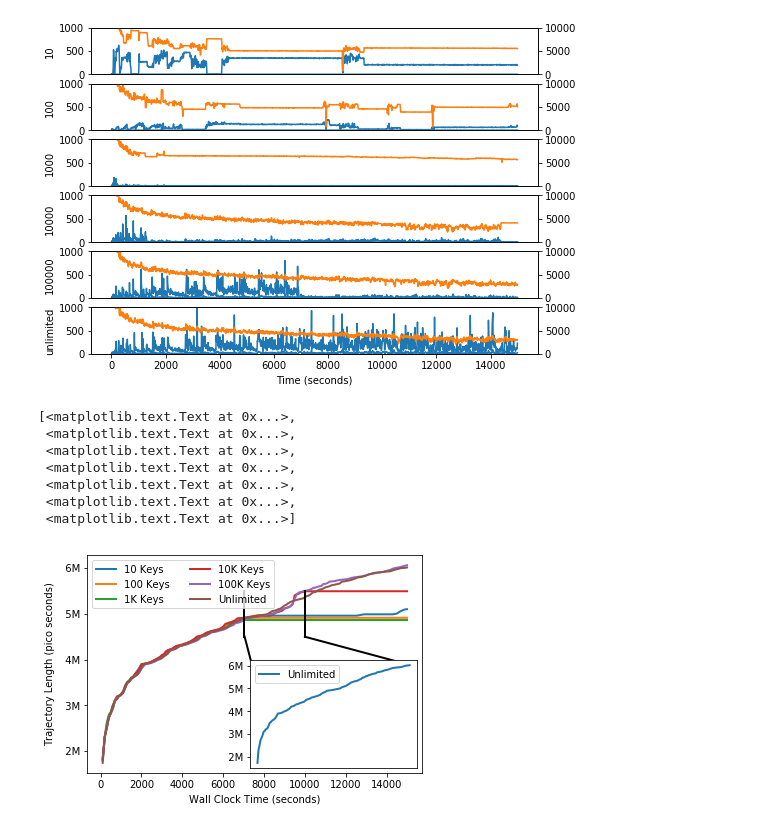
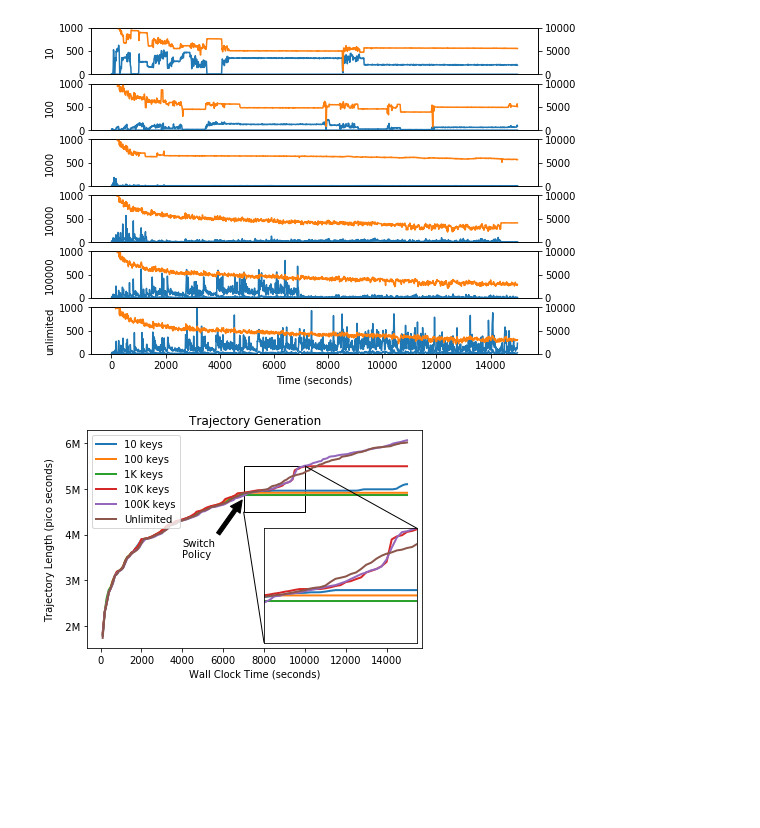
Before and after one commit to michaelsevilla/parsplice-popper, a Jupyter notebook: viz/viz-paper.ipynb, the cells around one changed output. Cells and saved outputs as stored; diff of their text form; code cells hidden in the pictures; blank space fills up the shorter version.

Commit message:
paper: fix image inset for trajectory duration
Signed-off-by: Michael Sevilla <mikesevilla3@gmail.com>

```diff
--- a/viz/viz-paper.ipynb
+++ b/viz/viz-paper.ipynb
@@ -589,51 +589,57 @@ ax[len(ax)-1].set_ylim(0, 1000)
 # %%
 from mpl_toolkits.axes_grid1.inset_locator import zoomed_inset_axes
 from mpl_toolkits.axes_grid1.inset_locator import mark_inset
 
 def plot_keyspace(ax, op, results, rank="1", label=""):
     fname = ""
     untar(results + "/out/perf.tar.gz")
     shutil.move("perf/perf." + rank, "tmp/perf." + rank)
     fname = "tmp/perf." + rank
     df = pd.read_csv(fname, names=['ts', 'op', 'count'])
 
     df = df[df['op'] == op]
     shift = np.min(df['ts']) * np.ones(len(df['ts']))
 
     df['cs'] = df['count'].astype(float) - df['count'].shift(1).astype(float)
     ax.plot(df['ts'].astype(float) - shift, df['cs'].astype(float), label=label)
     ax.set_xlabel("Time (seconds)")
 
 fig, ax = plt.subplots(1, 1)
-plot_times(ax, "10 Keys", d+"nano-sepminima/scale-cachedecrease-all/scale-cachedecrease-8n-10-72366")
-plot_times(ax, "100 Keys", d+"nano-sepminima/scale-cachedecrease-all/scale-cachedecrease-8n-100-72361")
-plot_times(ax, "1K Keys", d+"nano-sepminima/scale-cachedecrease-all/scale-cachedecrease-8n-1000-72378")
-plot_times(ax, "10K Keys", d+"nano-sepminima/scale-cachedecrease-all/scale-cachedecrease-8n-10000-72374")
-plot_times(ax, "100K Keys", d+"nano-sepminima/scale-cachedecrease-all/scale-cachedecrease-8n-100000-72380")
+plot_times(ax, "10 keys", d+"nano-sepminima/scale-cachedecrease-all/scale-cachedecrease-8n-10-72366")
+plot_times(ax, "100 keys", d+"nano-sepminima/scale-cachedecrease-all/scale-cachedecrease-8n-100-72361")
+plot_times(ax, "1K keys", d+"nano-sepminima/scale-cachedecrease-all/scale-cachedecrease-8n-1000-72378")
+plot_times(ax, "10K keys", d+"nano-sepminima/scale-cachedecrease-all/scale-cachedecrease-8n-10000-72374")
+plot_times(ax, "100K keys", d+"nano-sepminima/scale-cachedecrease-all/scale-cachedecrease-8n-100000-72380")
 plot_times(ax, "Unlimited", d+"nano-sepminima/scale-reproducibility/scale-cachelimit-8n-unlimited-71994")
-ax.legend(ncol=2, loc='upper left')
+ax.legend(ncol=1, loc='upper left')
 
-plt.plot([7000, 7000],   [5.5*1000*1000, 4.5*1000*1000], 'k-', lw=2)
-plt.plot([10000, 10000], [5.5*1000*1000, 4.5*1000*1000], 'k-', lw=2)
-plt.plot([7050, 7400],   [4.5*1000*1000, 3.9*1000*1000], 'k-', lw=2)
-plt.plot([10000, 15000], [4.5*1000*1000, 3.9*1000*1000], 'k-', lw=2)
+#plt.plot([7000, 7000],   [5.5*1000*1000, 4.5*1000*1000], 'k-', lw=2)
+#plt.plot([10000, 10000], [5.5*1000*1000, 4.5*1000*1000], 'k-', lw=2)
+#plt.plot([7050, 7400],   [4.5*1000*1000, 3.9*1000*1000], 'k-', lw=2)
+#plt.plot([10000, 15000], [4.5*1000*1000, 3.9*1000*1000], 'k-', lw=2)
 
-inset_axes = zoomed_inset_axes(ax,0.5,loc=4)
-plot_times(inset_axes, "Unlimited", d+"nano-sepminima/scale-reproducibility/scale-cachelimit-8n-unlimited-71994")
-inset_axes.set_ylabel("")
-inset_axes.set_xlabel("")
-#inset_axes.set_ylim(7000, 10000)
-inset_axes.set_xticks([])
-inset_axes.set_yticklabels(['{:3.0f}M'.format(yval/(1000*1000)) for yval in ax.get_yticks()])
+axins = zoomed_inset_axes(ax,2.5,loc=4)
+plot_times(axins, "10 Keys", d+"nano-sepminima/scale-cachedecrease-all/scale-cachedecrease-8n-10-72366")
+plot_times(axins, "100 Keys", d+"nano-sepminima/scale-cachedecrease-all/scale-cachedecrease-8n-100-72361")
+plot_times(axins, "1K Keys", d+"nano-sepminima/scale-cachedecrease-all/scale-cachedecrease-8n-1000-72378")
+plot_times(axins, "10K Keys", d+"nano-sepminima/scale-cachedecrease-all/scale-cachedecrease-8n-10000-72374")
+plot_times(axins, "100K Keys", d+"nano-sepminima/scale-cachedecrease-all/scale-cachedecrease-8n-100000-72380")
+plot_times(axins, "Unlimited", d+"nano-sepminima/scale-reproducibility/scale-cachelimit-8n-unlimited-71994")
+axins.set_xlim(7000, 10000)
+axins.set_ylim(4.5*1000*1000, 5.5*1000*1000)
+axins.legend().remove()
+axins.set_ylabel("")
+axins.set_xlabel("")
+axins.set_xticks([])
+axins.set_yticks([])
 ax.set_yticklabels(['{:3.0f}M'.format(yval/(1000*1000)) for yval in ax.get_yticks()])
+ax.set_title("Trajectory Generation")
 
-#fig.savefig("../paper/figures/methodology-trajectory.png", bbox_inches='tight', dpi=400)
+mark_inset(ax, axins, loc1=3, loc2=1, color="black", ec="0")
+ax.annotate('Switch\nPolicy', xy=(7000, 4.8*1000*1000), xytext=(4000, 3.5*1000*1000),
+               arrowprops=dict(facecolor='black', shrink=0.05))
+
+
+fig.savefig("../paper/figures/methodology-trajectory.png", bbox_inches='tight', dpi=400)
 # %% [output]
-[<matplotlib.text.Text at 0x...>,
- <matplotlib.text.Text at 0x...>,
- <matplotlib.text.Text at 0x...>,
- <matplotlib.text.Text at 0x...>,
- <matplotlib.text.Text at 0x...>,
- <matplotlib.text.Text at 0x...>,
- <matplotlib.text.Text at 0x...>]
-[figure, old version]
+[figure, new version]
```
Also changed, not shown: 2 other files.
